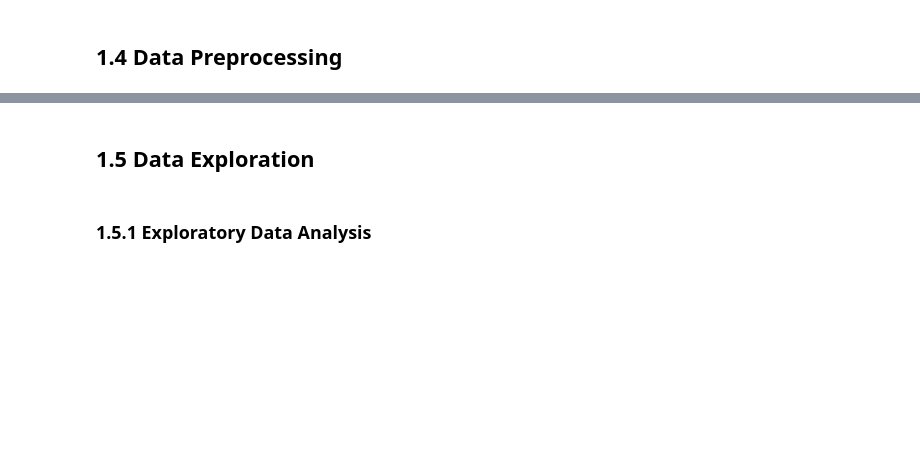
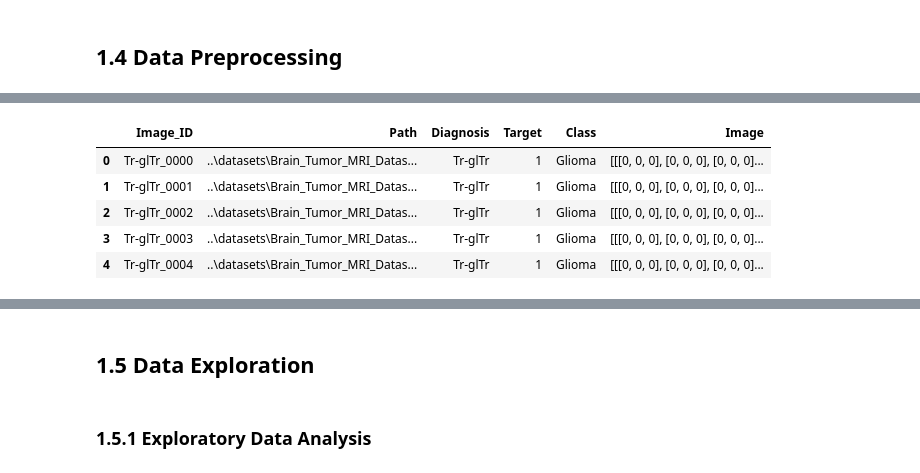
Before and after one commit to JohnPaulinePineda/Portfolio_Project_56, a Jupyter notebook: codes/ClassifyingBrainTumorsFromMagneticResonanceImagesByLeveragingConvolutionalNeuralNetworkBasedMultilevelFeatureExtractionAndHierarchicalRepresentation.ipynb, the cells around one changed output, grey strips where cells are left out. Drawn from its saved outputs; the diff is of its cells as text; code cells hidden in the pictures; blank space fills up the shorter version.

```diff
--- a/codes/ClassifyingBrainTumorsFromMagneticResonanceImagesByLeveragingConvolutionalNeuralNetworkBasedMultilevelFeatureExtractionAndHierarchicalRepresentation.ipynb
+++ b/codes/ClassifyingBrainTumorsFromMagneticResonanceImagesByLeveragingConvolutionalNeuralNetworkBasedMultilevelFeatureExtractionAndHierarchicalRepresentation.ipynb
@@ -126,0 +303,12 @@ PIPELINES_PATH = r"pipelines"
+# %%
+##################################
+# Taking a snapshot of the dataset
+##################################
+mri_images.head()
+# %% [output]
+|  | Image_ID | Path | Diagnosis | Target | Class | Image |
+| 0 | Tr-glTr_0000 | ..\datasets\Brain_Tumor_MRI_Datas... | Tr-glTr | 1 | Glioma | [[[0, 0, 0], [0, 0, 0], [0, 0, 0]... |
+| 1 | Tr-glTr_0001 | ..\datasets\Brain_Tumor_MRI_Datas... | Tr-glTr | 1 | Glioma | [[[0, 0, 0], [0, 0, 0], [0, 0, 0]... |
+| 2 | Tr-glTr_0002 | ..\datasets\Brain_Tumor_MRI_Datas... | Tr-glTr | 1 | Glioma | [[[0, 0, 0], [0, 0, 0], [0, 0, 0]... |
+| 3 | Tr-glTr_0003 | ..\datasets\Brain_Tumor_MRI_Datas... | Tr-glTr | 1 | Glioma | [[[0, 0, 0], [0, 0, 0], [0, 0, 0]... |
+| 4 | Tr-glTr_0004 | ..\datasets\Brain_Tumor_MRI_Datas... | Tr-glTr | 1 | Glioma | [[[0, 0, 0], [0, 0, 0], [0, 0, 0]... |
```
Also changed, not shown: parts of 26 cells of this notebook, 1 other file.
